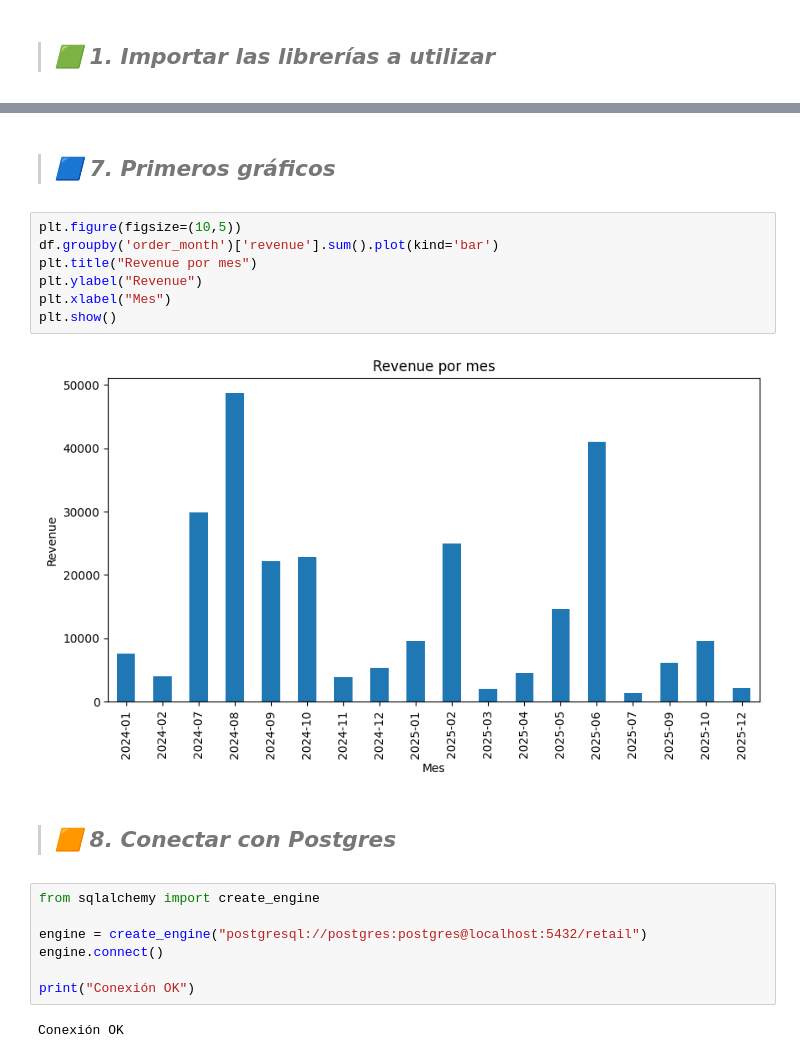
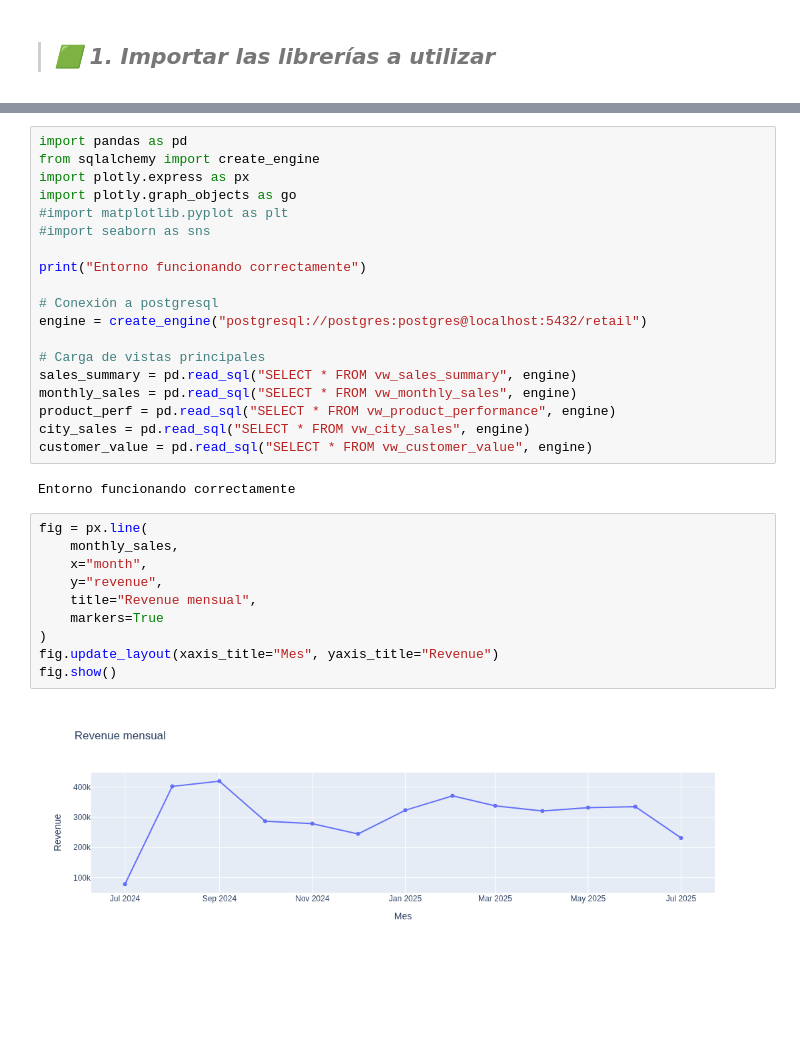
Before and after one commit to SamStent/retail-ecommerce-project, a Jupyter notebook: notebooks/01_eda.ipynb, the cells around one changed output, grey strips where cells are left out. Cells and saved outputs as stored; diff of their text form; blank space fills up the shorter version.

```diff
--- a/notebooks/01_eda.ipynb
+++ b/notebooks/01_eda.ipynb
@@ -184,22 +3,33 @@ df['customer_id'].nunique()
-# %% [markdown]
-> ## _🟦 7. Primeros gráficos_
-# %%
-plt.figure(figsize=(10,5))
-df.groupby('order_month')['revenue'].sum().plot(kind='bar')
-plt.title("Revenue por mes")
-plt.ylabel("Revenue")
-plt.xlabel("Mes")
-plt.show()
-# %% [output]
-[figure, removed]
-# %% [markdown]
-> ## _🟧 8. Conectar con Postgres_
-# %%
-from sqlalchemy import create_engine
-
-engine = create_engine("postgresql://postgres:postgres@localhost:5432/retail")
-engine.connect()
-
-print("Conexión OK")
-# %% [output]
-Conexión OK
+# %%
+import pandas as pd
+from sqlalchemy import create_engine
+import plotly.express as px
+import plotly.graph_objects as go
+#import matplotlib.pyplot as plt
+#import seaborn as sns
+
+print("Entorno funcionando correctamente")
+
+# Conexión a postgresql
+engine = create_engine("postgresql://postgres:postgres@localhost:5432/retail")
+
+# Carga de vistas principales
+sales_summary = pd.read_sql("SELECT * FROM vw_sales_summary", engine)
+monthly_sales = pd.read_sql("SELECT * FROM vw_monthly_sales", engine)
+product_perf = pd.read_sql("SELECT * FROM vw_product_performance", engine)
+city_sales = pd.read_sql("SELECT * FROM vw_city_sales", engine)
+customer_value = pd.read_sql("SELECT * FROM vw_customer_value", engine)
+# %% [output]
+Entorno funcionando correctamente
+# %%
+fig = px.line(
+    monthly_sales,
+    x="month",
+    y="revenue",
+    title="Revenue mensual",
+    markers=True
+)
+fig.update_layout(xaxis_title="Mes", yaxis_title="Revenue")
+fig.show()
+# %% [output]
+[figure, added]
```
Also changed, not shown: parts of 25 cells of this notebook, 6 other files.
